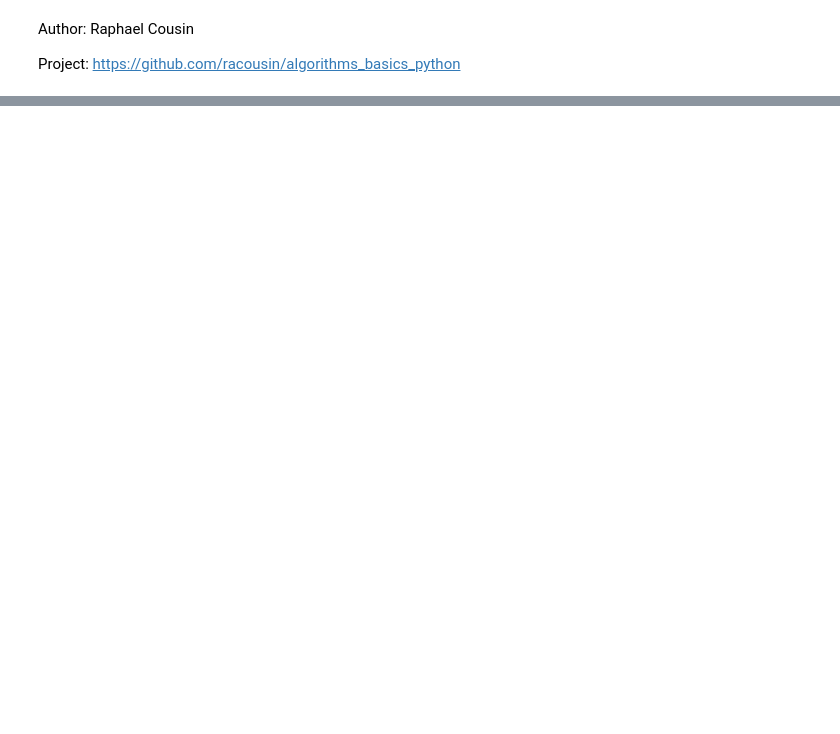
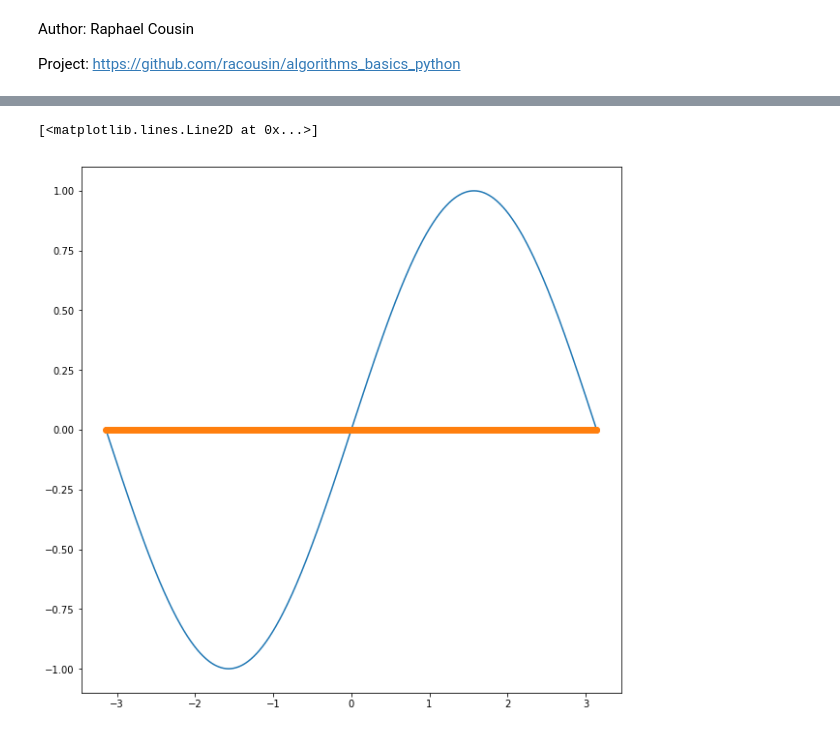
Before and after one commit to racousin/algorithms_basics_python, a Jupyter notebook: Non_parametric_estimation/projection.ipynb, the cells around one changed output, grey strips where cells are left out. Saved outputs shown, nothing was run; the diff lists cells and outputs as text; code cells hidden in the pictures; blank space fills up the shorter version.

```diff
--- a/Non_parametric_estimation/projection.ipynb
+++ b/Non_parametric_estimation/projection.ipynb
@@ -67,0 +104,18 @@ ax.plot(xs, proj.predict(xs))
+# %%
+j = -100
+n = 1000
+Z = 400
+# %%
+xs = np.linspace(-np.pi,np.pi,n)
+#xs = np.random.normal(size=1000)
+ks = np.arange(-Z,Z)
+#f = np.sin(xs)
+f = lambda x : np.sin(x)
+fs = f(xs)
+ahat = np.zeros(len(ks))
+for i,k in enumerate(ks):
+    ahat[i] = fs.dot(fhaar(xs,j,k))/np.sqrt(n)
+# %%
+def fhat(x):
+    tmp = np.asarray([fhaar(x,j,k) for k in ks])
+    return ahat.dot(tmp)
@@ -67,0 +124,7 @@ ax.plot(xs, proj.predict(xs))
+# %%
+fig, ax = plt.subplots(figsize=(10,10))
+ax.plot(xs,f(xs))
+ax.plot(xs,fhat(xs),'o')
+# %% [output]
+[<matplotlib.lines.Line2D at 0x...>]
+[figure, added]
```
Also changed, not shown: parts of 11 cells of this notebook, 6 other files.
